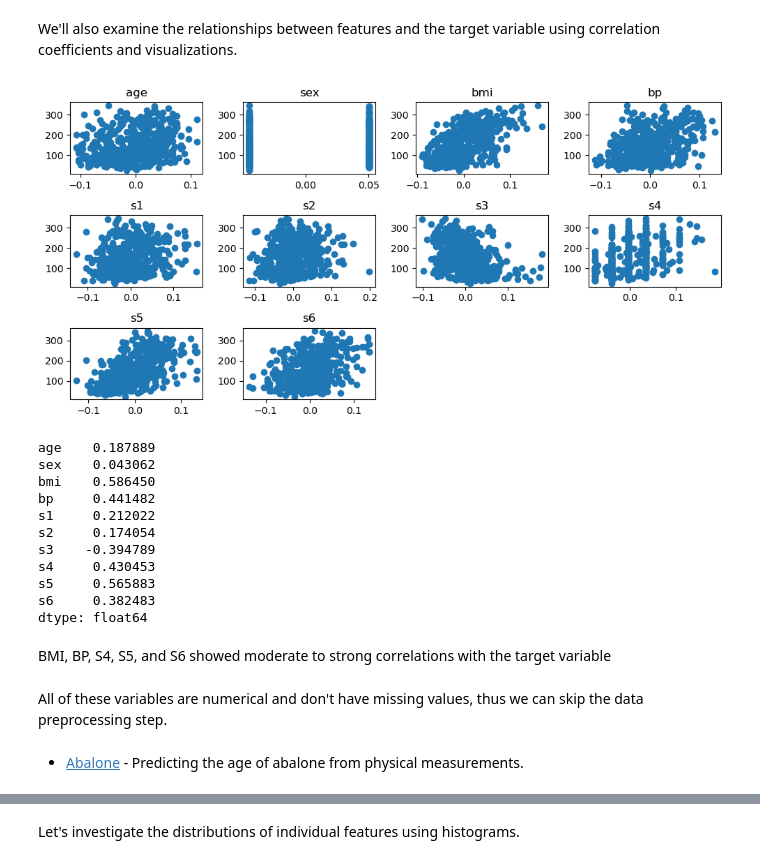
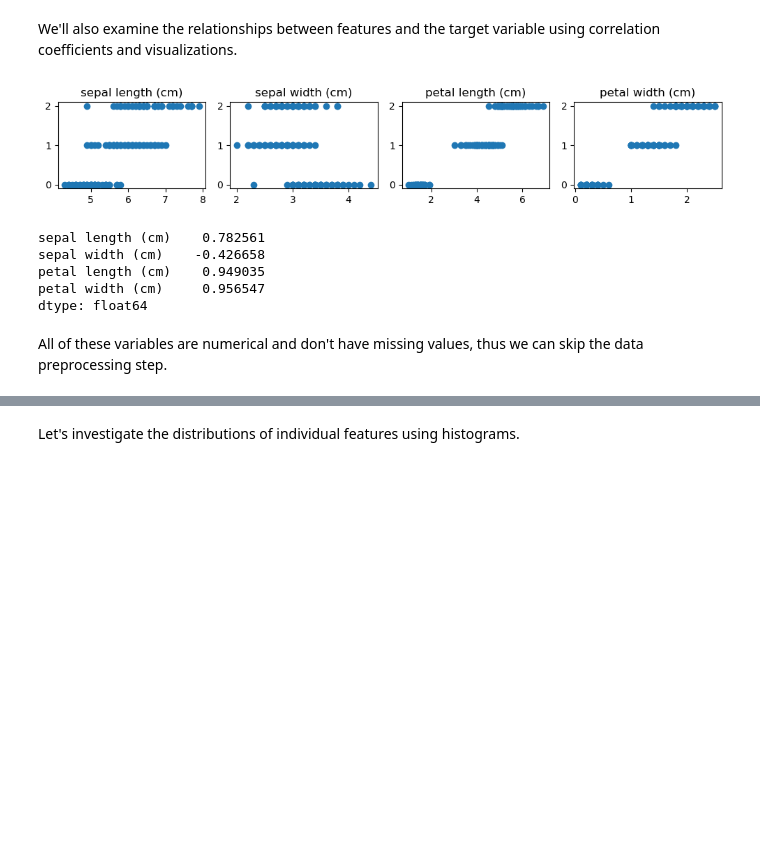
Before and after one commit to Adriano-7/fcup-ias-04-missing-data-mechanisms, a Jupyter notebook: IA04_Missing_Data.ipynb, the cells around one changed output, grey strips where cells are left out. Cells and saved outputs as stored; diff of their text form; code cells hidden in the pictures; blank space fills up the shorter version.

```diff
--- a/IA04_Missing_Data.ipynb
+++ b/IA04_Missing_Data.ipynb
@@ -16,12 +16,12 @@ For this, we'll use three datasets without missing values and artificially intro
 # %%
-from sklearn.datasets import load_diabetes
+from sklearn.datasets import load_iris
 import pandas as pd
 
-load_diabetes_data = load_diabetes()
-df_diabetes = pd.DataFrame(load_diabetes_data.data, columns=load_diabetes_data.feature_names)
+load_iris_data = load_iris()
+df_iris = pd.DataFrame(load_iris_data.data, columns=load_iris_data.feature_names)
 
 
-X_diabetes = df_diabetes
-y_diabetes = load_diabetes_data.target
-df_diabetes.head()
+X_iris = df_iris
+y_iris = load_iris_data.target
+df_iris.head()
 # %% [output]
@@ -51,9 +49,9 @@ Let's investigate the distributions of individual features using histograms.
 import matplotlib.pyplot as plt
 
 plt.figure(figsize=(10, 5))
-for i, col in enumerate(df_diabetes.columns):
+for i, col in enumerate(df_iris.columns):
     plt.subplot(3, 4, i + 1)
-    plt.hist(df_diabetes[col])
+    plt.hist(df_iris[col])
     plt.title(col)
 plt.tight_layout()
 plt.show()
@@ -62,33 +60,23 @@ plt.show()
 # %% [markdown]
 We'll also examine the relationships between features and the target variable using correlation coefficients and visualizations.
 # %%
-y_diabetes_series = pd.Series(y_diabetes)
+y_iris_series = pd.Series(y_iris)
 
 plt.figure(figsize=(10, 5))
-for i, col in enumerate(df_diabetes.columns):
+for i, col in enumerate(df_iris.columns):
     plt.subplot(3, 4, i + 1)
-    plt.scatter(df_diabetes[col], y_diabetes)
+    plt.scatter(df_iris[col], y_iris)
     plt.title(col)
 plt.tight_layout()
 plt.show()
 
-print(df_diabetes.corrwith(y_diabetes_series))
+print(df_iris.corrwith(y_iris_series))
 # %% [output]
-[figure, old version]
+[figure, new version]
-age    0.187889
-sex    0.043062
-bmi    0.586450
-bp     0.441482
-s1     0.212022
-s2     0.174054
-s3    -0.394789
-s4     0.430453
-s5     0.565883
-s6     0.382483
+sepal length (cm)    0.782561
+sepal width (cm)    -0.426658
+petal length (cm)    0.949035
+petal width (cm)     0.956547
 dtype: float64
-# %% [markdown]
-BMI, BP, S4, S5, and S6 showed moderate to strong correlations with the target variable
 # %% [markdown]
 All of these variables are numerical and don't have missing values, thus we can skip the data preprocessing step.
-# %% [markdown]
-- [Abalone](https://archive.ics.uci.edu/dataset/1/abalone) - Predicting the age of abalone from physical measurements.
```
Also changed, not shown: parts of 47 cells of this notebook, 14 other files.
